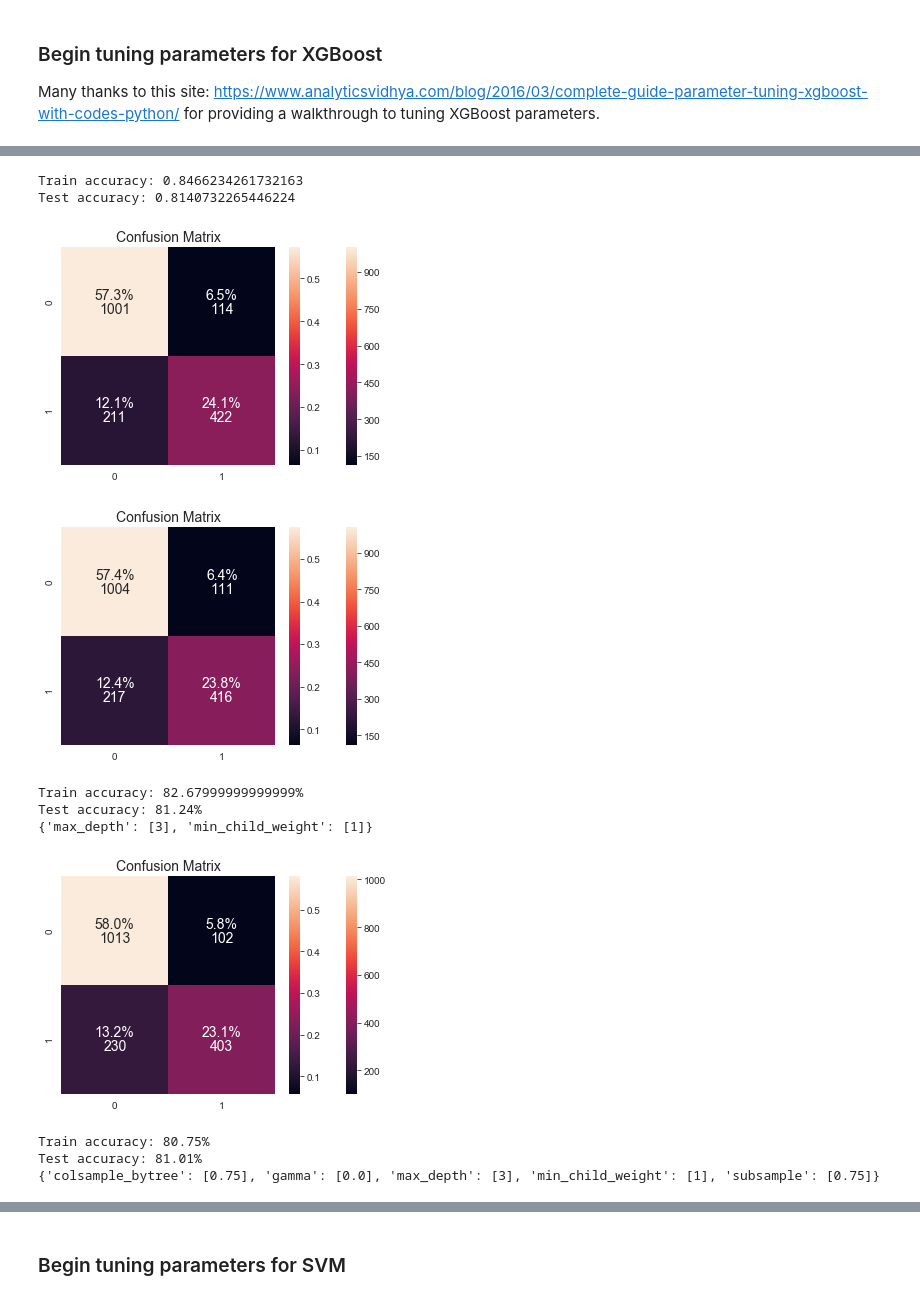
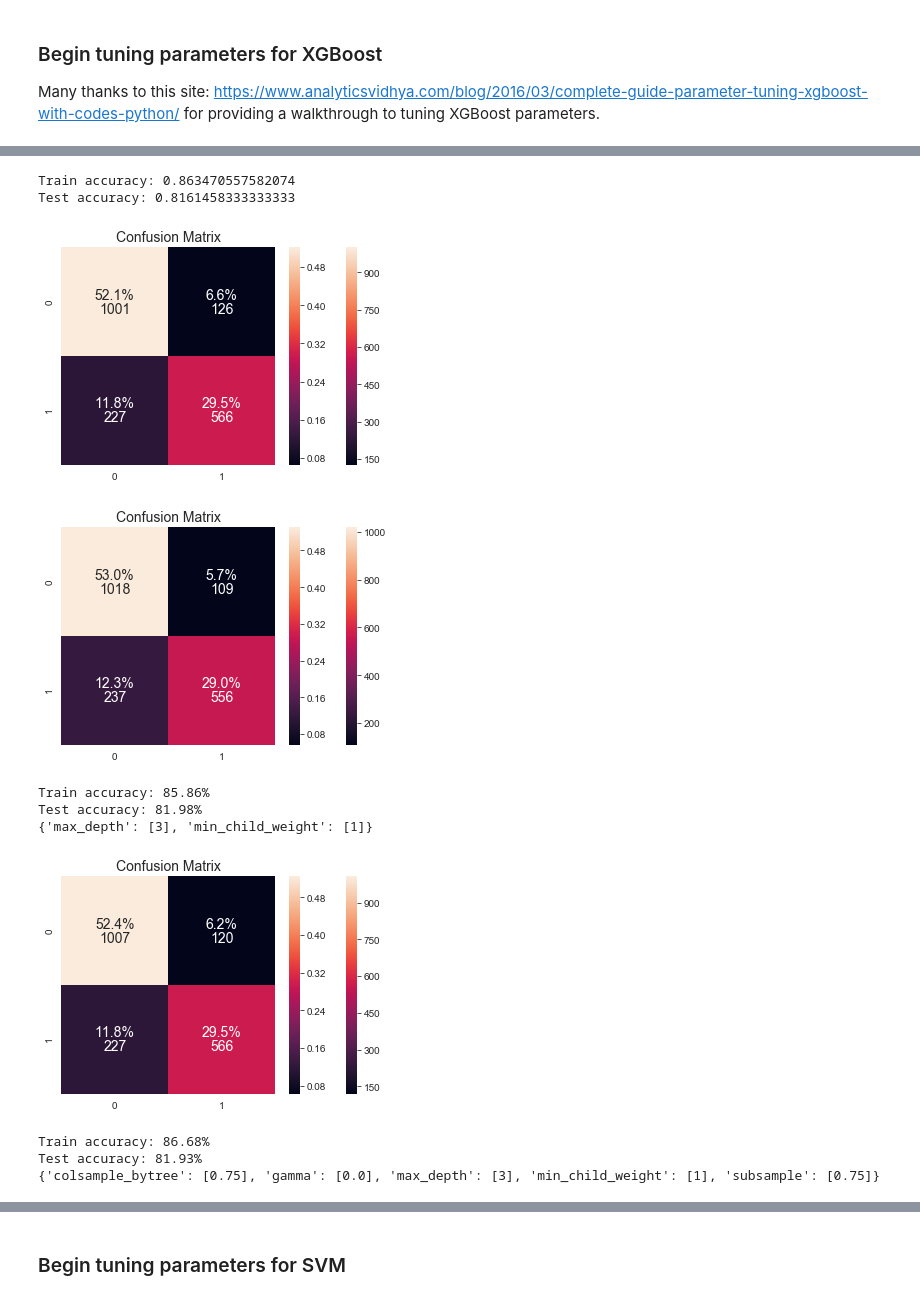
Before and after one commit to magnawhale/dsc-mod-5-project-online-ds-ft-051319, a Jupyter notebook: student.ipynb, the cells around one changed output, grey strips where cells are left out. Cells and saved outputs as stored; diff of their text form; code cells hidden in the pictures.

```diff
--- a/student.ipynb
+++ b/student.ipynb
@@ -393,8 +429,10 @@ def confu_matrix(y_pred, x_tst, y_tst):
     y_pred = np.array(y_pred).flatten()
     y_tst = np.array(y_tst).flatten()
     cm = confusion_matrix(y_tst.flatten(), y_pred.flatten())
-    sns.heatmap(cm, annot=True, fmt='0g', annot_kws={'size':14, 'ha':'center', 'va':'top'})
-    sns.heatmap(cm/np.sum(cm), annot=True, fmt='0.01%', annot_kws={'size':14, 'ha':'center', 'va':'bottom'})
+    sns.heatmap(cm, annot=True, fmt='0g',
+                annot_kws={'size':14, 'ha':'center', 'va':'top'})
+    sns.heatmap(cm/np.sum(cm), annot=True, fmt='0.01%',
+                annot_kws={'size':14, 'ha':'center', 'va':'bottom'})
     plt.title('Confusion Matrix', fontsize=14)
     plt.show();
 # %%
@@ -415,3 +453,17 @@ Accuracy: 75.53999999999999 %
 ### Train, test, split
 # %%
 X_train, X_test, y_train, y_test = train_test_split(features, labels, random_state=42)
+# %%
+classifiers = [KNeighborsClassifier, SVC, DecisionTreeClassifier,
+               RandomForestClassifier, AdaBoostClassifier,
+               XGBClassifier, LogisticRegression, GaussianNB]
+# %%
+classy_scores = []
+for classifier in classifiers:
+    clf = classifier()
+    clf.fit(X_train, y_train.values.flatten())
+    score = clf.score(X_test, y_test.values.flatten())
+    classy_scores.append((str(classifier), score))
+ranked_classifiers = sorted(classy_scores, key=lambda x: x[1], reverse=True)
+
+ranked_classifiers
@@ -420,17 +483,17 @@ X_train, X_test, y_train, y_test = train_test_split(features, labels, random_sta
 # %%
 # create a function to automate model fitting and visualizing feature importance
 def modelfit(alg, x_tr, y_tr, x_tst, y_tst, n_estims=1000, early_stopping_rounds=10):
-#     xgb_param = alg.get_xgb_params()
-#     xgtrain = xgboost.DMatrix(x_tr, label=y_tr)
-#     cvresult = xgboost.cv(xgb_param, xgtrain,
-#                       num_boost_round=n_estims,
-#                       nfold=5, metrics='auc',
-#                       early_stopping_rounds=early_stopping_rounds)
-#     alg.set_params(n_estimators=cvresult.shape[0])
-
+    """
+    Inputs:
+    alg: instantiated model
+    X_train / X_test / y_train / y_test
+    n_estims: number of trees to create
+    early_stopping_rounds: number of rounds of no scoring metric improvement
+                           after which the cross validation will stop
+    """
     #Fit the algorithm on the data
     eval_set = [(x_tst, y_tst)]
-    alg.fit(x_tr, y_tr, eval_metric='auc', eval_set=eval_set, early_stopping_rounds=10)
+    alg.fit(x_tr, y_tr, eval_metric='error@.8', eval_set=eval_set, early_stopping_rounds=10)
 
     #Predict training set:
     dtrain_predictions = alg.predict(x_tr)
@@ -457,7 +520,6 @@ def modelfit(alg, x_tr, y_tr, x_tst, y_tst, n_estims=1000, early_stopping_rounds
     plt.ylabel('Feature Importance Score', fontsize=14)
     plt.xticks(fontsize=14, rotation=45, horizontalalignment='right')
 
-
     # plotting confusion matrix
     plt.subplot(122)
     confu_matrix(alg.predict(x_tst), x_tst, y_tst);
@@ -905,20 +1014,20 @@ AUC Score (Test): 0.8814414950516795
 # %%
 # building a model with default parameters
 xgb_pca = XGBClassifier(learning_rate=0.1, n_estimators=100, nthread=4,
                         random_state=42, objective='binary:logistic')
 xgb_params = {}
-clf_xgb = GridSearchCV(xgb_pca, xgb_params, cv=5, scoring='accuracy')
+clf_xgb = GridSearchCV(xgb_pca, xgb_params, cv=5, scoring='accuracy', refit=True)
 clf_xgb.fit(X_train, y_train.values.flatten(), early_stopping_rounds=10,
-            eval_metric='auc', eval_set=[(X_test, y_test.values.flatten())],
+            eval_metric='error@.8', eval_set=[(X_test, y_test.values.flatten())],
             verbose=False)
 print('Train accuracy:', clf_xgb.score(X_train,y_train.values.flatten()))
 print('Test accuracy:', clf_xgb.score(X_test,y_test.values.flatten()))
 
 confu_matrix(clf_xgb.predict(X_test), X_test, y_test.values.flatten())
 # %% [output]
-Train accuracy: 0.8466234261732163
-Test accuracy: 0.8140732265446224
+Train accuracy: 0.863470557582074
+Test accuracy: 0.8161458333333333
-[figure, old version]
+[figure, new version]
 # %%
 # Tuning max_depth, min_child_weight
 param_test1 = {'max_depth':range(3,10),
@@ -926,11 +1035,11 @@ param_test1 = {'max_depth':range(3,10),
               }
 xgb_pca = XGBClassifier(learning_rate=0.1, n_estimators=1000,
                         objective='binary:logistic', nthread=4, seed=42)
-best_params, clf_xgb = gridsearch_params_xgb(xgb_pca, param_test1, update_params=False)
+best_params, clf_xgb = gridsearch_params(xgb_pca, param_test1, update_params=False, xgb=True)
 # %% [output]
-[figure, old version]
+[figure, new version]
-Train accuracy: 82.67999999999999%
-Test accuracy: 81.24%
+Train accuracy: 85.86%
+Test accuracy: 81.98%
 {'max_depth': [3], 'min_child_weight': [1]}
 # %%
 # Tuning gamma, subsample, and colsample_bytree
@@ -938,9 +1047,10 @@ param_test2 = {'gamma':[i/10.0 for i in range(0,3)],
                'subsample':[i/100 for i in range(75,101,5)],
                'colsample_bytree':[i/100 for i in range(75,101,5)]
                }
-best_params, clf_xgb = gridsearch_params_xgb(xgb_pca, param_test2, best_params, update_params=True)
+best_params, clf_xgb = gridsearch_params(xgb_pca, param_test2, best_params,
+                                         update_params=True, xgb=True)
 # %% [output]
-[figure, old version]
+[figure, new version]
-Train accuracy: 80.75%
-Test accuracy: 81.01%
+Train accuracy: 86.68%
+Test accuracy: 81.93%
 {'colsample_bytree': [0.75], 'gamma': [0.0], 'max_depth': [3], 'min_child_weight': [1], 'subsample': [0.75]}
```
Also changed, not shown: parts of 82 cells of this notebook, 2 other files.
